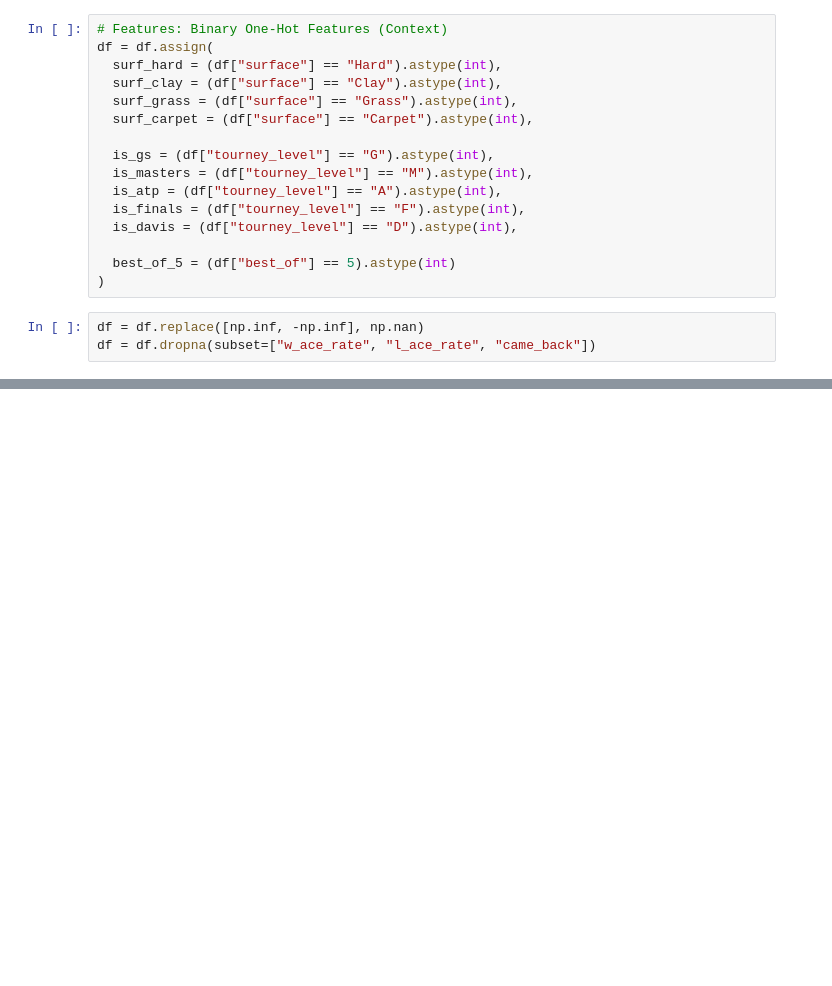
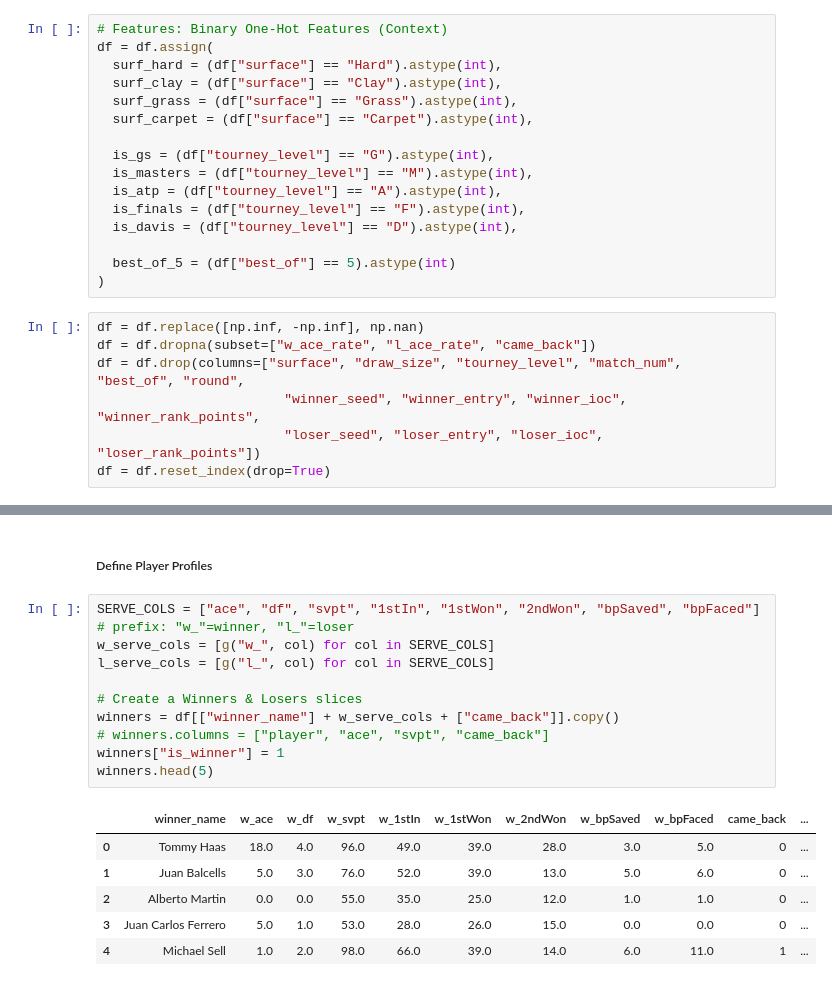
Before and after one commit to riccardomaino/tennis-momentum-engine, a Jupyter notebook: notebooks/preprocessing.ipynb, the cells around one changed output, grey strips where cells are left out. Cells and saved outputs as stored; diff of their text form; blank space fills up the shorter version.

Commit message:
Extracted players data from the dataset

```diff
--- a/notebooks/preprocessing.ipynb
+++ b/notebooks/preprocessing.ipynb
@@ -288,3 +290,7 @@ df = df.assign(
 # %%
 df = df.replace([np.inf, -np.inf], np.nan)
 df = df.dropna(subset=["w_ace_rate", "l_ace_rate", "came_back"])
+df = df.drop(columns=["surface", "draw_size", "tourney_level", "match_num", "best_of", "round",
+                        "winner_seed", "winner_entry", "winner_ioc", "winner_rank_points",
+                        "loser_seed", "loser_entry", "loser_ioc", "loser_rank_points"])
+df = df.reset_index(drop=True)
@@ -290,0 +325,19 @@ df = df.dropna(subset=["w_ace_rate", "l_ace_rate", "came_back"])
+# %% [markdown]
+##### Define Player Profiles
+# %%
+SERVE_COLS = ["ace", "df", "svpt", "1stIn", "1stWon", "2ndWon", "bpSaved", "bpFaced"] # prefix: "w_"=winner, "l_"=loser
+w_serve_cols = [g("w_", col) for col in SERVE_COLS]
+l_serve_cols = [g("l_", col) for col in SERVE_COLS]
+
+# Create a Winners & Losers slices
+winners = df[["winner_name"] + w_serve_cols + ["came_back"]].copy()
+# winners.columns = ["player", "ace", "svpt", "came_back"]
+winners["is_winner"] = 1
+winners.head(5)
+# %% [output]
+|  | winner_name | w_ace | w_df | w_svpt | w_1stIn | w_1stWon | w_2ndWon | w_bpSaved | w_bpFaced | came_back | ... |
+| 0 | Tommy Haas | 18.0 | 4.0 | 96.0 | 49.0 | 39.0 | 28.0 | 3.0 | 5.0 | 0 | ... |
+| 1 | Juan Balcells | 5.0 | 3.0 | 76.0 | 52.0 | 39.0 | 13.0 | 5.0 | 6.0 | 0 | ... |
+| 2 | Alberto Martin | 0.0 | 0.0 | 55.0 | 35.0 | 25.0 | 12.0 | 1.0 | 1.0 | 0 | ... |
+| 3 | Juan Carlos Ferrero | 5.0 | 1.0 | 53.0 | 28.0 | 26.0 | 15.0 | 0.0 | 0.0 | 0 | ... |
+| 4 | Michael Sell | 1.0 | 2.0 | 98.0 | 66.0 | 39.0 | 14.0 | 6.0 | 11.0 | 1 | ... |
```
Also changed, not shown: parts of 5 cells of this notebook, 1 other file.
